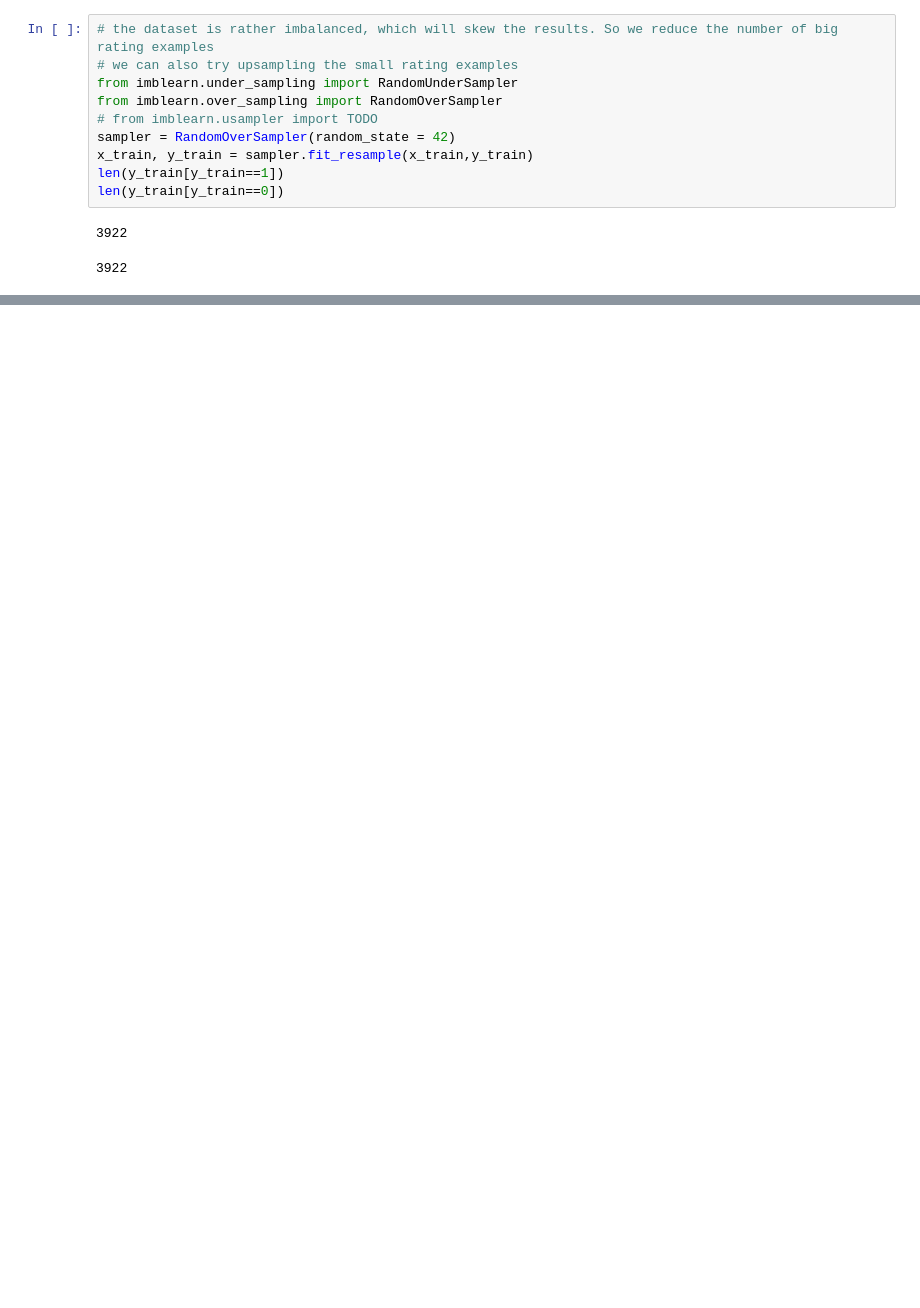
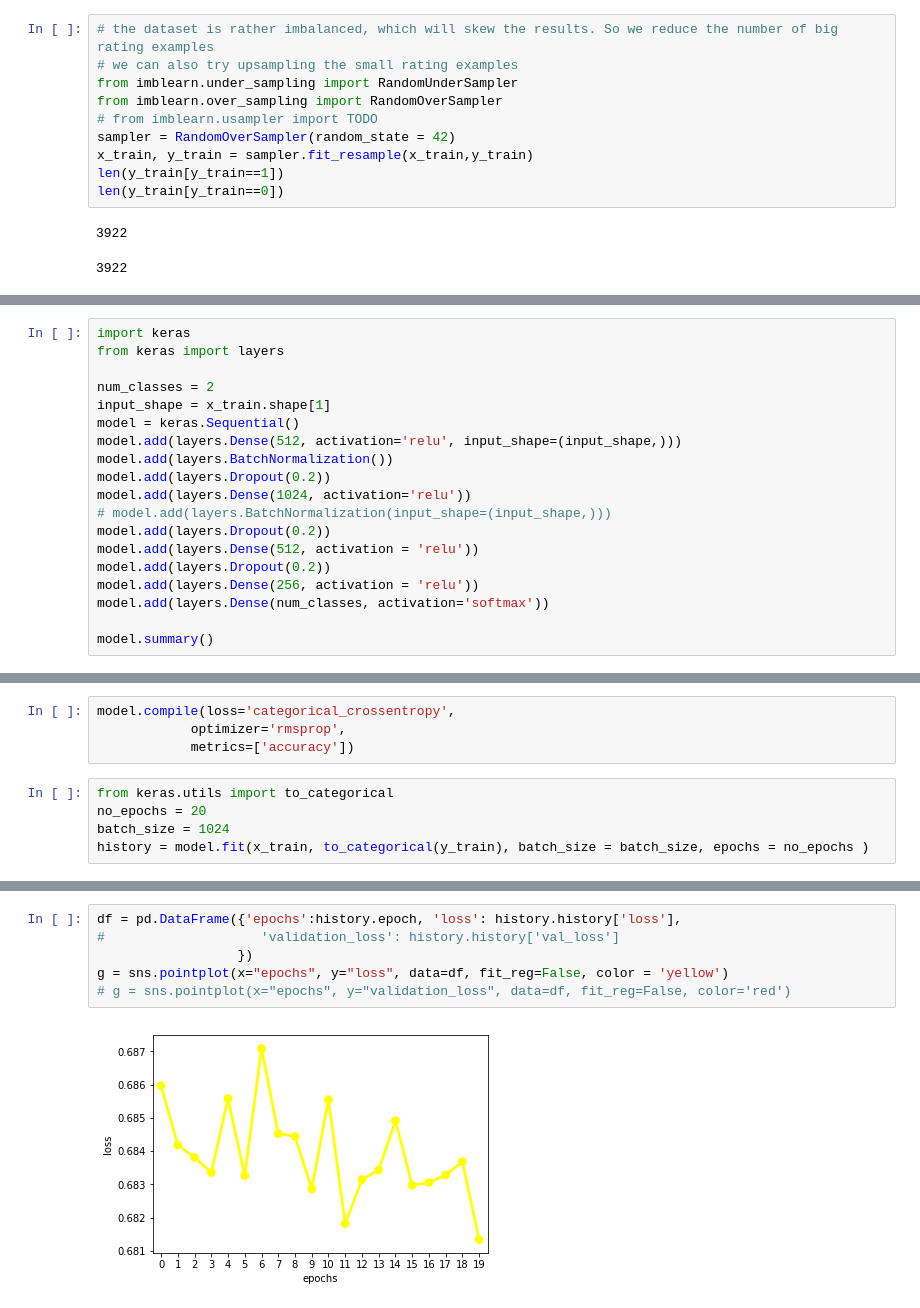
Before and after one commit to mihaighidoveanu/data-science-lab, a Jupyter notebook: AndroidScience.ipynb, the cells around one changed output, grey strips where cells are left out. Saved outputs shown, nothing was run; the diff lists cells and outputs as text; blank space fills up the shorter version.

```diff
--- a/AndroidScience.ipynb
+++ b/AndroidScience.ipynb
@@ -378,0 +421,19 @@ graph
+# %%
+import keras
+from keras import layers
+
+num_classes = 2
+input_shape = x_train.shape[1]
+model = keras.Sequential()
+model.add(layers.Dense(512, activation='relu', input_shape=(input_shape,)))
+model.add(layers.BatchNormalization())
+model.add(layers.Dropout(0.2))
+model.add(layers.Dense(1024, activation='relu'))
+# model.add(layers.BatchNormalization(input_shape=(input_shape,)))
+model.add(layers.Dropout(0.2))
+model.add(layers.Dense(512, activation = 'relu'))
+model.add(layers.Dropout(0.2))
+model.add(layers.Dense(256, activation = 'relu'))
+model.add(layers.Dense(num_classes, activation='softmax'))
+
+model.summary()
@@ -378,0 +458,9 @@ graph
+# %%
+model.compile(loss='categorical_crossentropy',
+            optimizer='rmsprop',
+            metrics=['accuracy'])
+# %%
+from keras.utils import to_categorical
+no_epochs = 20
+batch_size = 1024
+history = model.fit(x_train, to_categorical(y_train), batch_size = batch_size, epochs = no_epochs )
@@ -378,0 +490,8 @@ graph
+# %%
+df = pd.DataFrame({'epochs':history.epoch, 'loss': history.history['loss'],
+#                    'validation_loss': history.history['val_loss']
+                  })
+g = sns.pointplot(x="epochs", y="loss", data=df, fit_reg=False, color = 'yellow')
+# g = sns.pointplot(x="epochs", y="validation_loss", data=df, fit_reg=False, color='red')
+# %% [output]
+[figure, added]
```
Also changed, not shown: parts of 28 cells of this notebook, 2 other files.
